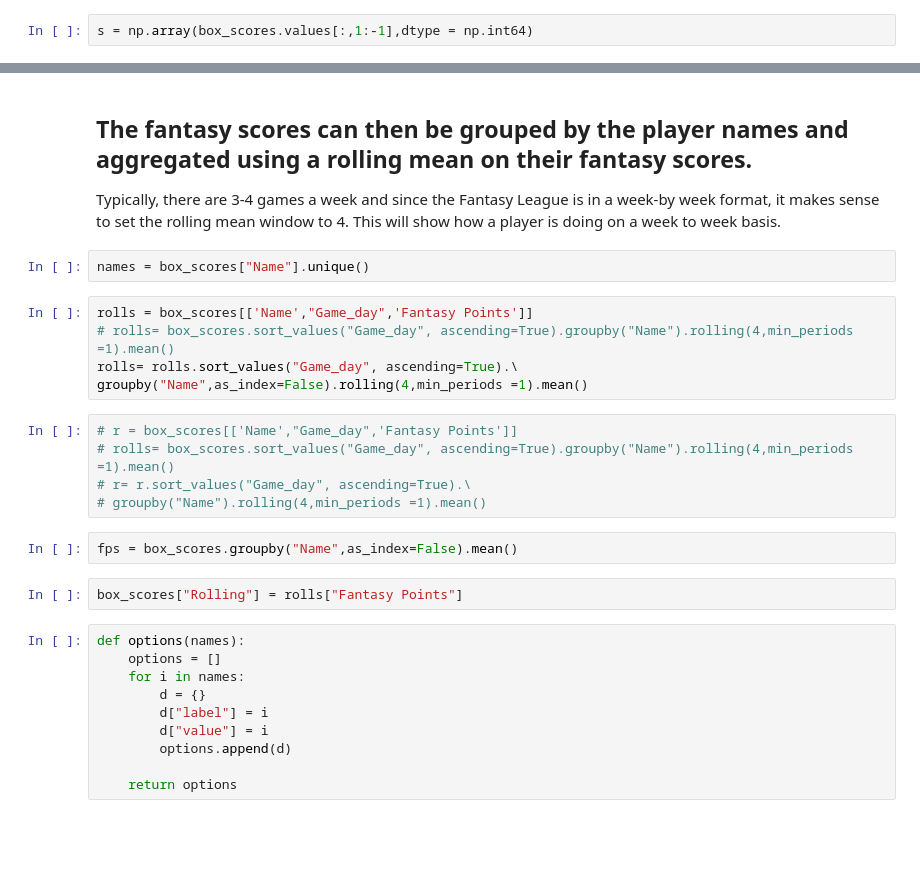
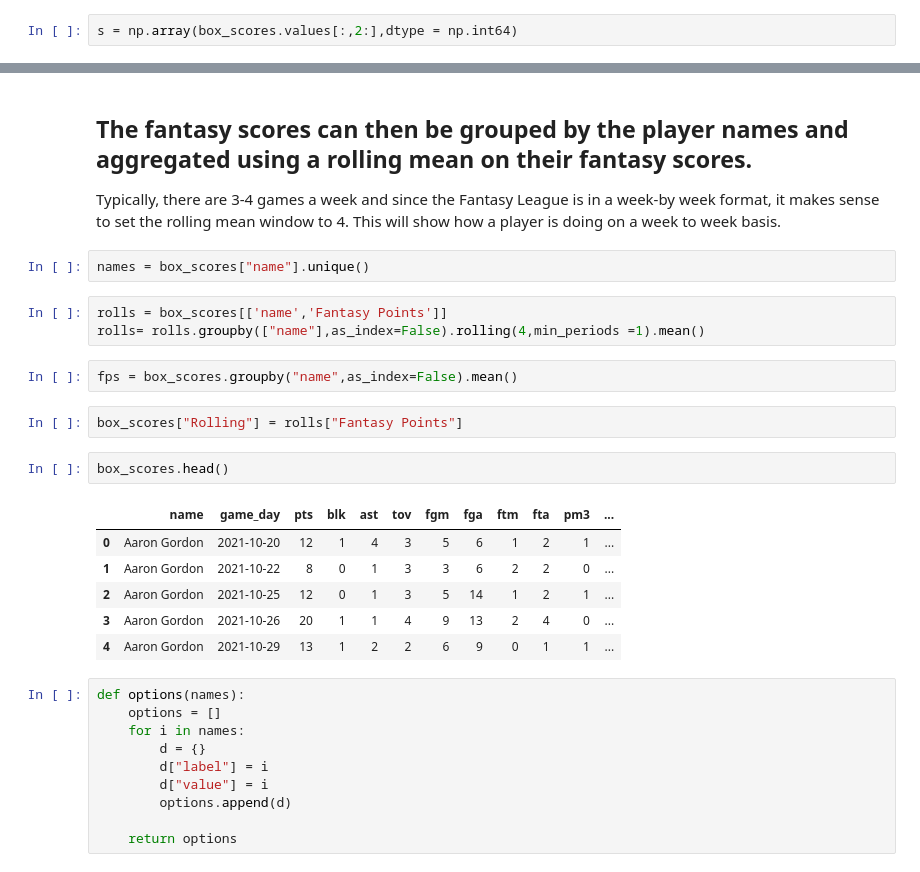
Before and after one commit to Blunt10K/NBA, a Jupyter notebook: notebooks/Fantasy_analysis.ipynb, the cells around one changed output, grey strips where cells are left out. Drawn from its saved outputs; the diff is of its cells as text; blank space fills up the shorter version.

```diff
--- a/notebooks/Fantasy_analysis.ipynb
+++ b/notebooks/Fantasy_analysis.ipynb
@@ -64,4 +73,4 @@ Where $\vec{f}$ is all player's fantasy points, $\vec{v}$ is the values assigned
 def calc_fantasy_points(v, box_scores):
     return v @ box_scores
 # %%
-s = np.array(box_scores.values[:,1:-1],dtype = np.int64)
+s = np.array(box_scores.values[:,2:],dtype = np.int64)
@@ -72,21 +85,23 @@ box_scores["Fantasy Points"] = calc_fantasy_points(v, s.T)
 
 Typically, there are 3-4 games a week and since the Fantasy League is in a week-by week format, it makes sense to set the rolling mean window to 4. This will show how a player is doing on a week to week basis.
 # %%
-names = box_scores["Name"].unique()
+names = box_scores["name"].unique()
 # %%
-rolls = box_scores[['Name',"Game_day",'Fantasy Points']]
-# rolls= box_scores.sort_values("Game_day", ascending=True).groupby("Name").rolling(4,min_periods =1).mean()
-rolls= rolls.sort_values("Game_day", ascending=True).\
-groupby("Name",as_index=False).rolling(4,min_periods =1).mean()
+rolls = box_scores[['name','Fantasy Points']]
+rolls= rolls.groupby(["name"],as_index=False).rolling(4,min_periods =1).mean()
-# %%
-# r = box_scores[['Name',"Game_day",'Fantasy Points']]
-# rolls= box_scores.sort_values("Game_day", ascending=True).groupby("Name").rolling(4,min_periods =1).mean()
-# r= r.sort_values("Game_day", ascending=True).\
-# groupby("Name").rolling(4,min_periods =1).mean()
 # %%
-fps = box_scores.groupby("Name",as_index=False).mean()
+fps = box_scores.groupby("name",as_index=False).mean()
 # %%
 box_scores["Rolling"] = rolls["Fantasy Points"]
+# %%
+box_scores.head()
+# %% [output]
+|  | name | game_day | pts | blk | ast | tov | fgm | fga | ftm | fta | pm3 | ... |
+| 0 | Aaron Gordon | 2021-10-20 | 12 | 1 | 4 | 3 | 5 | 6 | 1 | 2 | 1 | ... |
+| 1 | Aaron Gordon | 2021-10-22 | 8 | 0 | 1 | 3 | 3 | 6 | 2 | 2 | 0 | ... |
+| 2 | Aaron Gordon | 2021-10-25 | 12 | 0 | 1 | 3 | 5 | 14 | 1 | 2 | 1 | ... |
+| 3 | Aaron Gordon | 2021-10-26 | 20 | 1 | 1 | 4 | 9 | 13 | 2 | 4 | 0 | ... |
+| 4 | Aaron Gordon | 2021-10-29 | 13 | 1 | 2 | 2 | 6 | 9 | 0 | 1 | 1 | ... |
 # %%
 def options(names):
     options = []
```
Also changed, not shown: parts of 44 cells of this notebook.
